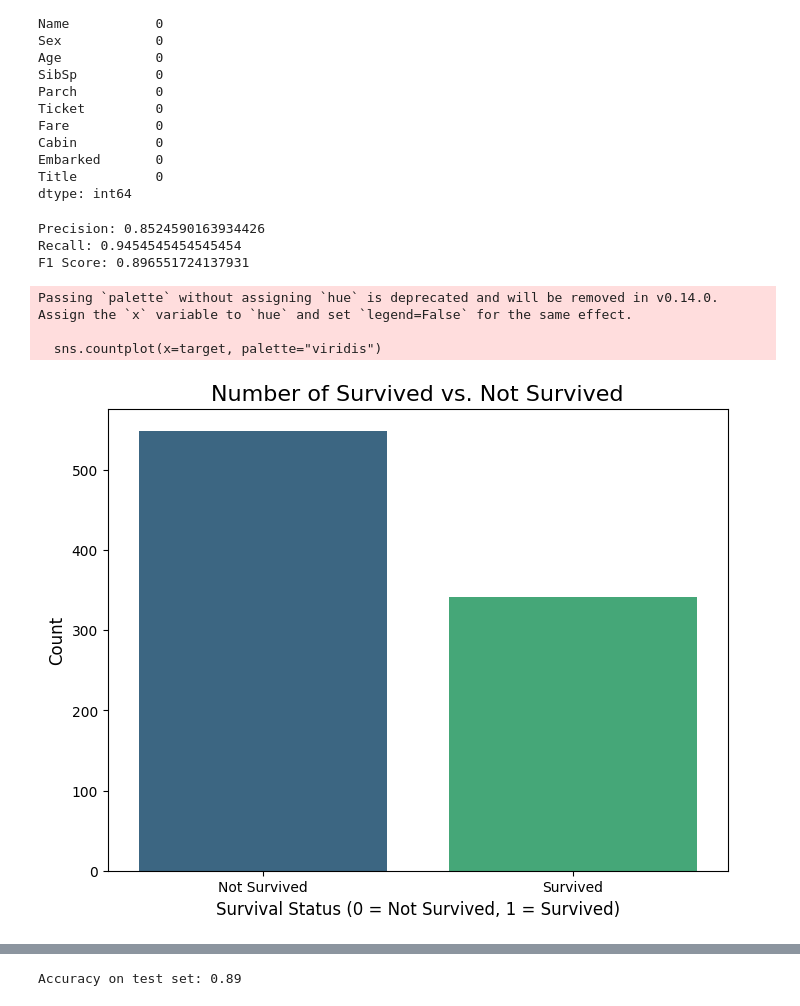
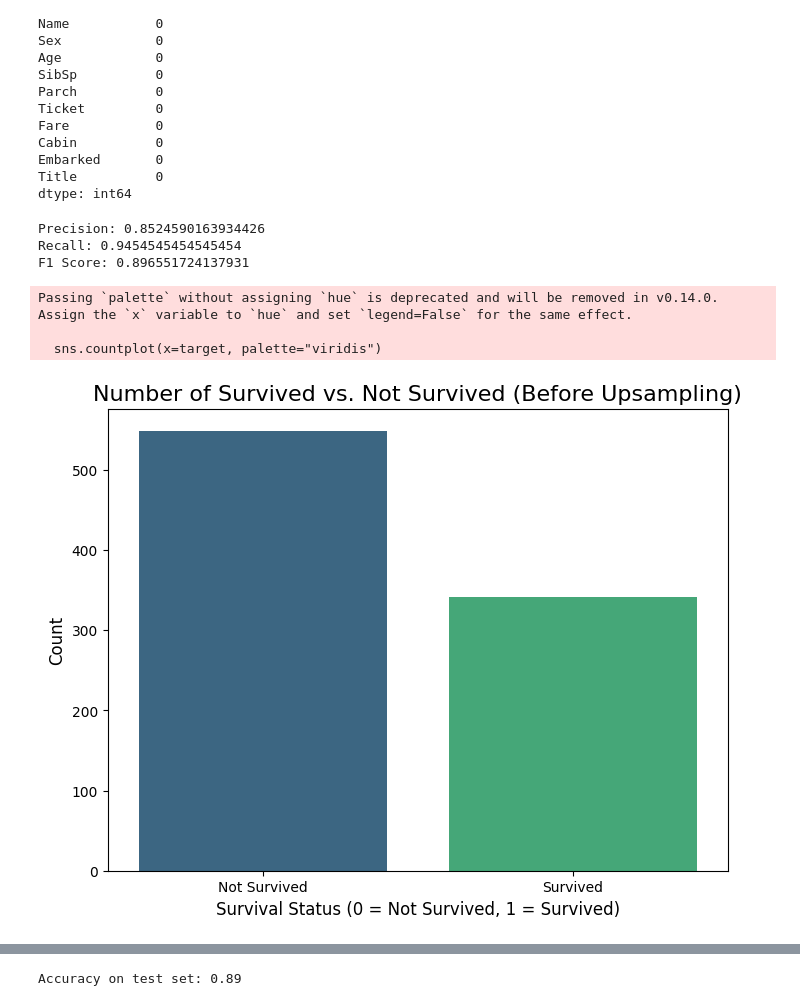
Before and after one commit to yomnaezzat/classification, a Jupyter notebook: notebook63877bca5b.ipynb, the cells around one changed output, grey strips where cells are left out. Cells and saved outputs as stored; diff of their text form; code cells hidden in the pictures.

```diff
--- a/notebook63877bca5b.ipynb
+++ b/notebook63877bca5b.ipynb
@@ -119,31 +154,38 @@ Cabin          0
 Embarked       0
 Title          0
 dtype: int64
-# %%
-from sklearn.metrics import precision_score, recall_score, f1_score
-
-print("Precision:", precision_score(ytest, ypred))
-print("Recall:", recall_score(ytest, ypred))
-print("F1 Score:", f1_score(ytest, ypred))
-# %% [output]
-Precision: 0.8524590163934426
-Recall: 0.9454545454545454
-F1 Score: 0.896551724137931
+# %%
+from sklearn.metrics import precision_score, recall_score, f1_score
+
+#Precision : the accuracy of positive predictions.
+# In this case, 85.2% of the instances predicted as positive are actually positive.
+print("Precision:", precision_score(ytest, ypred))
+
+#Recall:the proportion of actual positives correctly identified by the model.
+#  Here, 94.5% of the true positives were identified.
+print("Recall:", recall_score(ytest, ypred))
+
+#F1 Score: This is the harmonic mean of precision and recall,
+#  providing a single measure of the model's performance that balances both metrics.
+#  An F1 score of 0.897 suggests a strong performance overall, with good balance between precision and recall.
+print("F1 Score:", f1_score(ytest, ypred))
+# %% [output]
+Precision: 0.8524590163934426
+Recall: 0.9454545454545454
+F1 Score: 0.896551724137931
 # %%
 import matplotlib.pyplot as plt
 import seaborn as sns
-
-# Plotting the counts of Survived and Not Survived
 plt.figure(figsize=(8, 6))
 sns.countplot(x=target, palette="viridis")
-plt.title("Number of Survived vs. Not Survived", fontsize=16)
+plt.title("Number of Survived vs. Not Survived (Before Upsampling)", fontsize=16)
 plt.xlabel("Survival Status (0 = Not Survived, 1 = Survived)", fontsize=12)
 plt.ylabel("Count", fontsize=12)
 plt.xticks([0, 1], ['Not Survived', 'Survived'], fontsize=10)
 plt.show()
 # %% [output]
 Passing `palette` without assigning `hue` is deprecated and will be removed in v0.14.0. Assign the `x` variable to `hue` and set `legend=False` for the same effect.
 
   sns.countplot(x=target, palette="viridis")
-[figure, old version]
+[figure, new version]
 # %%
```
Also changed, not shown: parts of 14 cells of this notebook.
